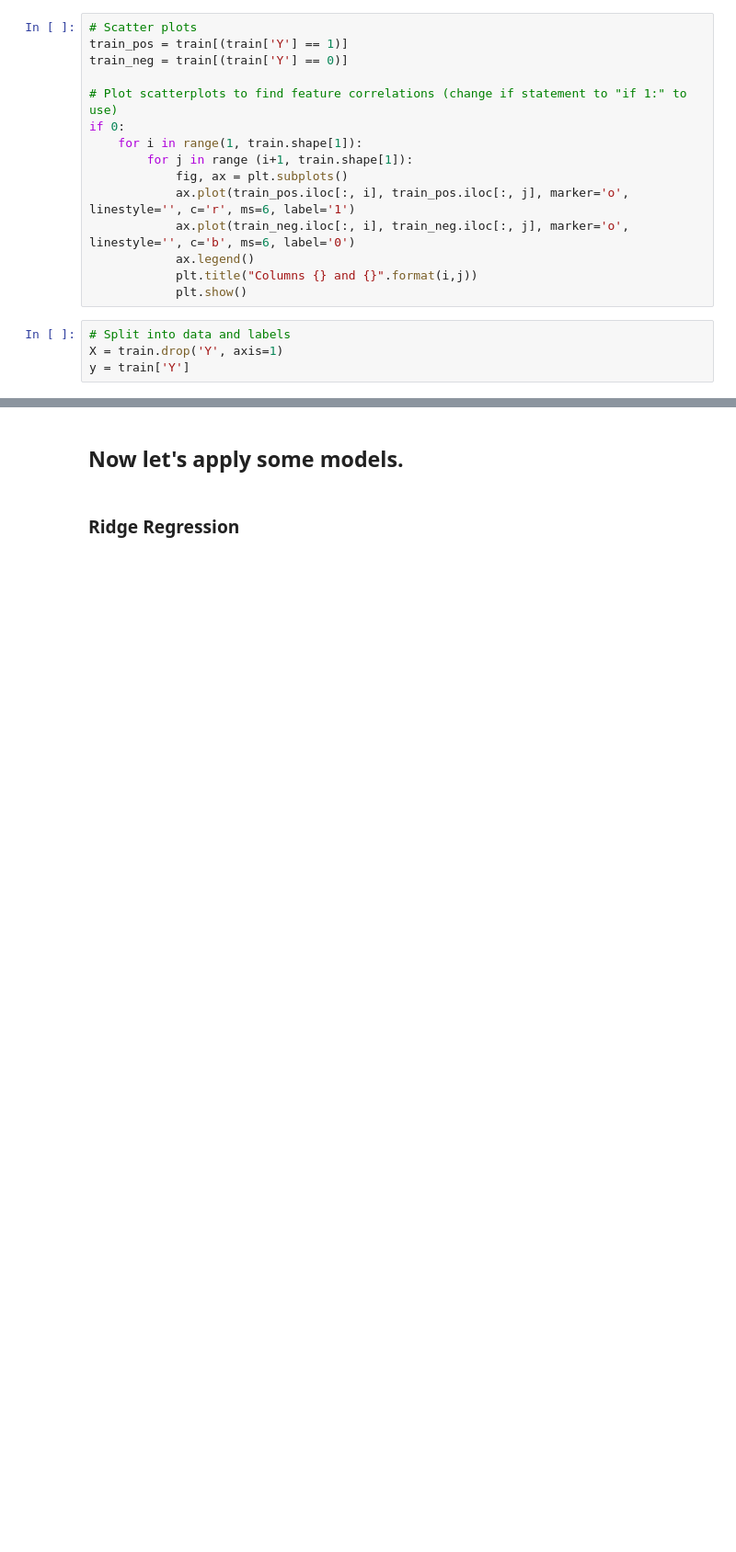
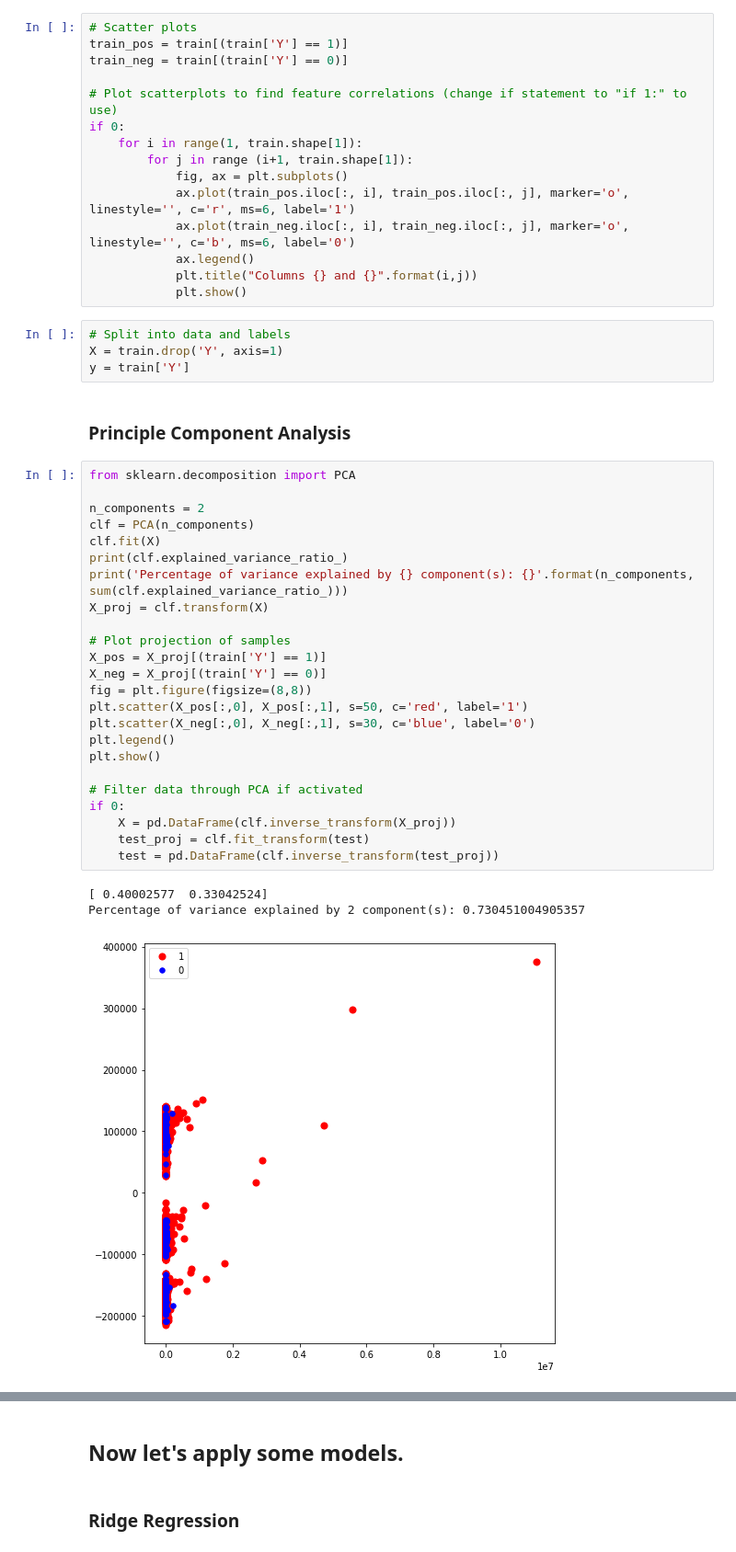
Before and after one commit to mkogerd/kaggle-midterm, a Jupyter notebook: Darden_KaggleMidterm.ipynb, the cells around one changed output, grey strips where cells are left out. Shown at 92% size. Drawn from its saved outputs; the diff is of its cells as text; blank space fills up the shorter version.

```diff
--- a/Darden_KaggleMidterm.ipynb
+++ b/Darden_KaggleMidterm.ipynb
@@ -164,3 +202,33 @@ if 0:
 # Split into data and labels
 X = train.drop('Y', axis=1)
 y = train['Y']
+# %% [markdown]
+### Principle Component Analysis
+# %%
+from sklearn.decomposition import PCA
+
+n_components = 2
+clf = PCA(n_components)
+clf.fit(X)
+print(clf.explained_variance_ratio_)
+print('Percentage of variance explained by {} component(s): {}'.format(n_components, sum(clf.explained_variance_ratio_)))
+X_proj = clf.transform(X)
+
+# Plot projection of samples
+X_pos = X_proj[(train['Y'] == 1)]
+X_neg = X_proj[(train['Y'] == 0)]
+fig = plt.figure(figsize=(8,8))
+plt.scatter(X_pos[:,0], X_pos[:,1], s=50, c='red', label='1')
+plt.scatter(X_neg[:,0], X_neg[:,1], s=30, c='blue', label='0')
+plt.legend()
+plt.show()
+
+# Filter data through PCA if activated
+if 0:
+    X = pd.DataFrame(clf.inverse_transform(X_proj))
+    test_proj = clf.fit_transform(test)
+    test = pd.DataFrame(clf.inverse_transform(test_proj))
+# %% [output]
+[ 0.40002577  0.33042524]
+Percentage of variance explained by 2 component(s): 0.730451004905357
+[figure, added]
```
Also changed, not shown: parts of 8 cells of this notebook, 1 other file.
